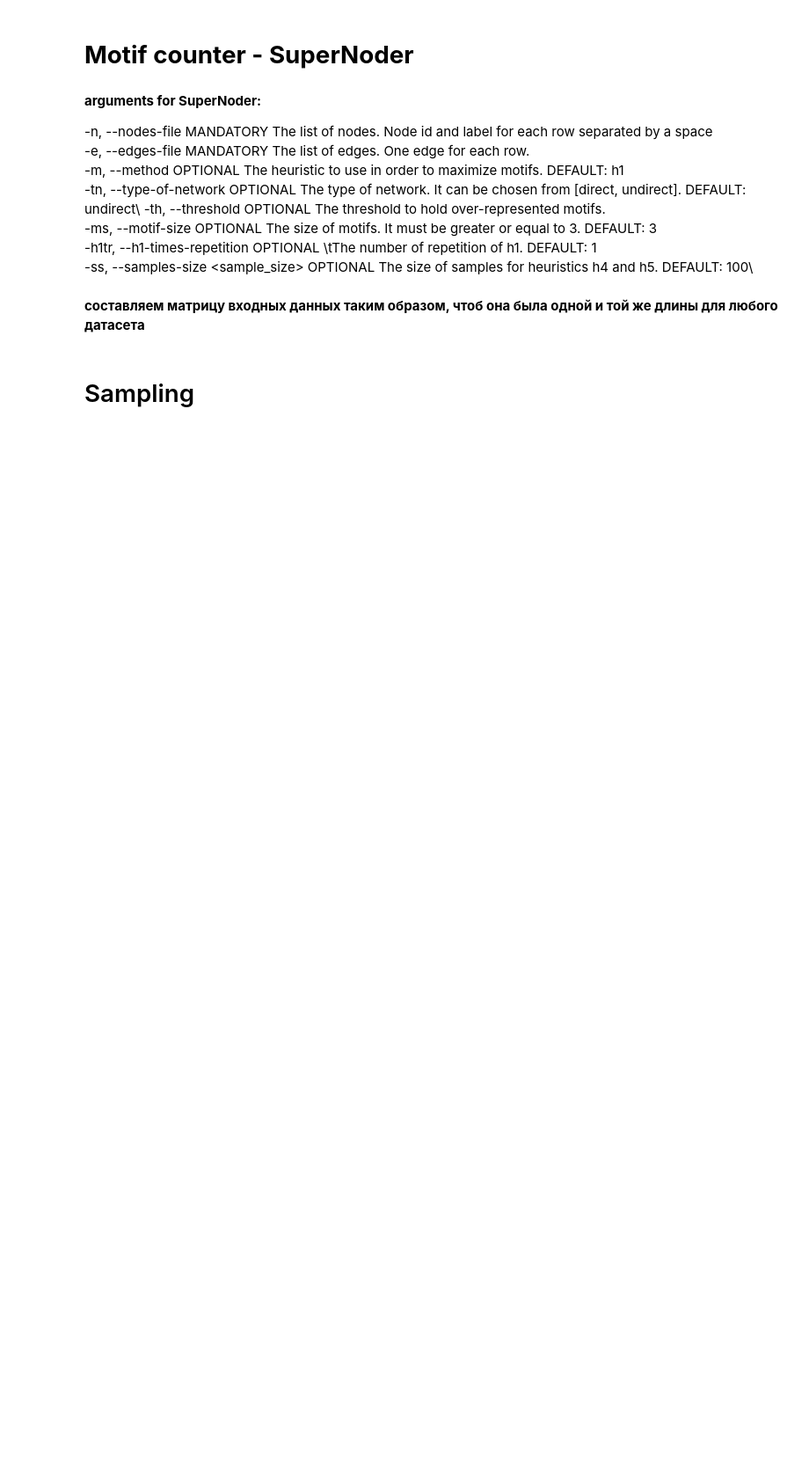
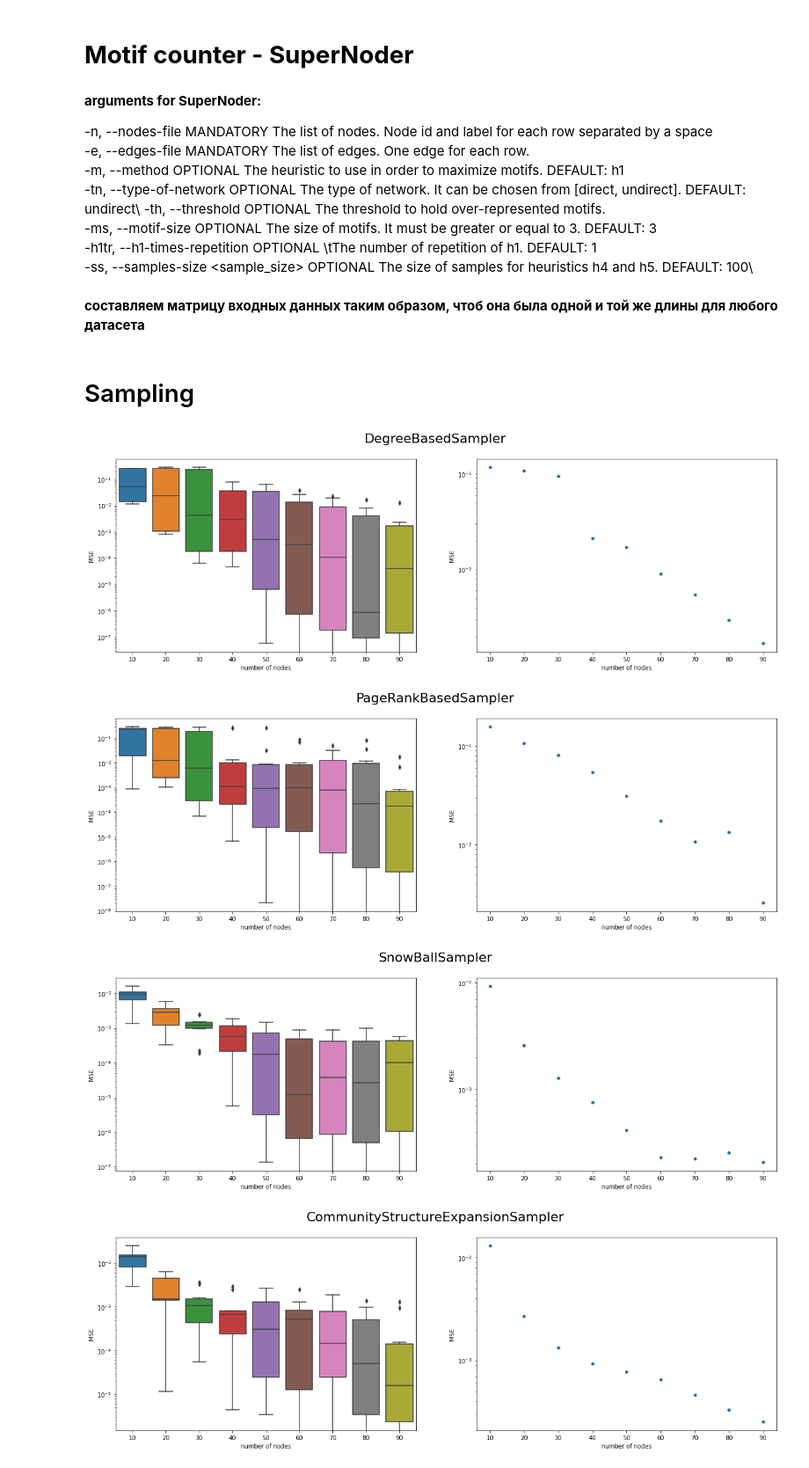
Before and after one commit to anpolol/DifusionPredictionUsingMotifs, a Jupyter notebook: Main.ipynb, the cells around one changed output. Shown: that part at 88% size. Drawn from its saved outputs; the diff is of its cells as text; code cells hidden in the pictures; blank space fills up the shorter version.

```diff
--- a/Main.ipynb
+++ b/Main.ipynb
@@ -273,0 +239,4 @@ def motifs_to_vec(motifs1, motifs2):
+# %%
+graphs_to_train = random.choices(graphs,k=10) #тут я просто сократила количество графов чтоб быстрее посчиталось
+with open('graphs_to_train.pickle','wb') as f:
+        pickle.dump(graphs_to_train,f)
@@ -273,0 +280,43 @@ def motifs_to_vec(motifs1, motifs2):
+# %%
+methods = methods
+from sklearn.metrics import mean_squared_error
+from datetime import datetime
+MSE_methods_f1=dict()
+MSE_methods_f3=dict()
+
+for method in methods[:5]:
+    d = datetime.now()
+    MSE_methods_f1[str(method).split('.')[3]] = dict()
+    MSE_methods_f3[str(method).split('.')[3]] = dict()
+    # here is a parallelization
+    inp = zip([method]*9,list(range(10,100,10)))
+    res = dview.map(find_MSE,inp).get()
+    for number_of_nodes,MSE_f1,MSE_f3 in res:
+        MSE_methods_f1[str(method).split('.')[3]][str(number_of_nodes)]=MSE_f1
+        MSE_methods_f3[str(method).split('.')[3]][str(number_of_nodes)]=MSE_f3
+    print(datetime.now()-d)
+# %%
+def plot(MSE_dict, name_of_method):
+    MSE = pd.DataFrame(MSE_dict , columns = list(MSE_dict.keys()))
+    plt.figure(figsize=(20,6))
+    plt.suptitle(name_of_method.split("'")[0], fontsize=22)
+    plt.subplot(121)
+    plt.xlabel("number of nodes")
+    plt.ylabel("MSE")
+    g1 = sns.boxplot(data=MSE)
+    g1.set_yscale('log')
+    plt.subplot(122)
+    plt.xlabel("number of nodes")
+    plt.ylabel("MSE")
+    y = list(MSE.mean())
+    x = list(map(lambda x: int(x),list(MSE.columns)))
+    g2 = sns.scatterplot(x = x, y=y)
+    g2.set_yscale('log')
+# %%
+for name in MSE_methods_f3:
+    plot(MSE_methods_f1[name],name)
+# %% [output]
+[figure, added]
+[figure, added]
+[figure, added]
+[figure, added]
```
Also changed, not shown: parts of 18 cells of this notebook, 10 other files.
